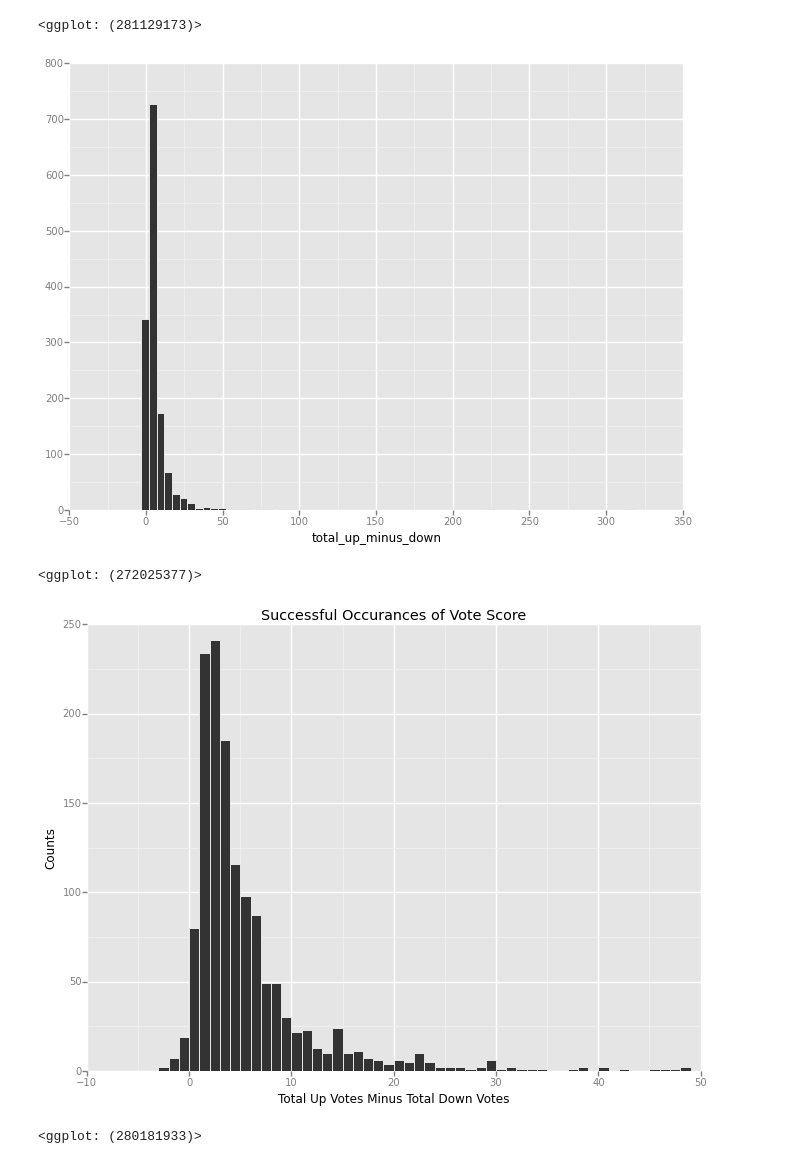
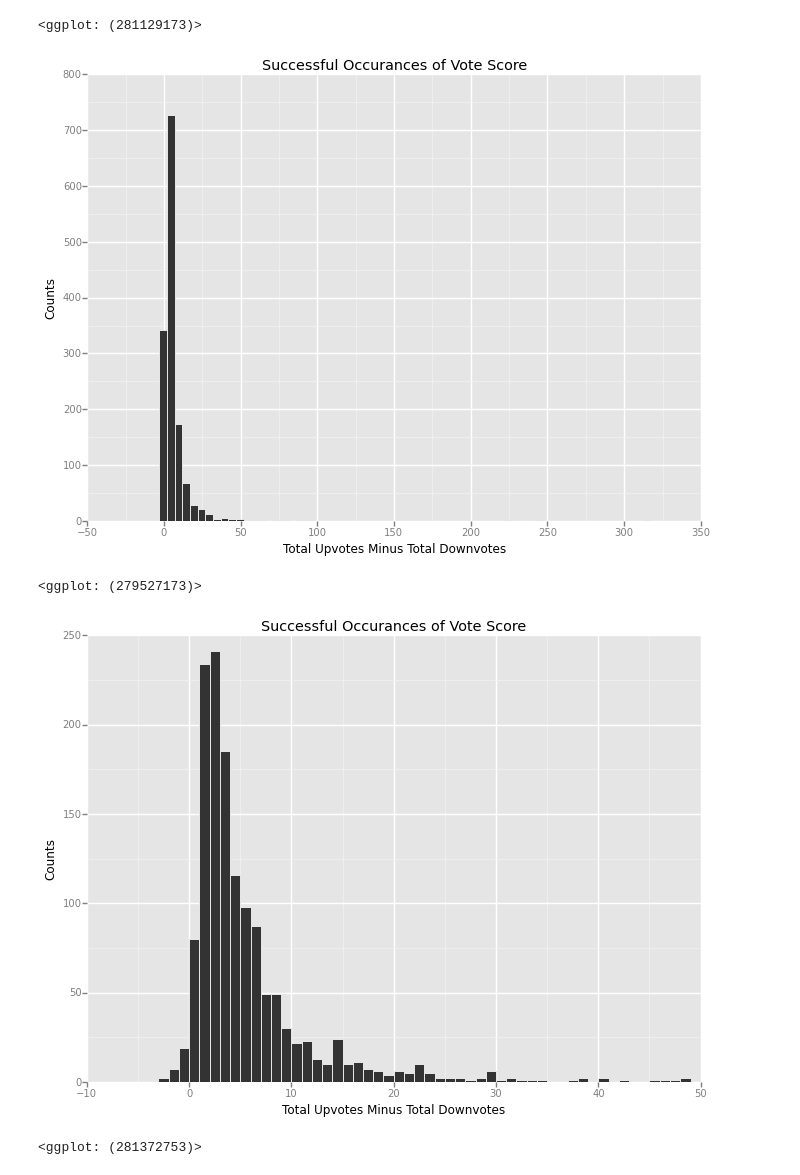
Before and after one commit to asbhat/data-science-class, a Jupyter notebook: data-processing-assignment/pizza_request_dataset/1.9 Data Processing - Presentation.ipynb, the cells around one changed output. Drawn from its saved outputs; the diff is of its cells as text; code cells hidden in the pictures.

Commit message:
including upvote and downvote graphs

```diff
--- a/data-processing-assignment/pizza_request_dataset/1.9 Data Processing - Presentation.ipynb
+++ b/data-processing-assignment/pizza_request_dataset/1.9 Data Processing - Presentation.ipynb
@@ -367,13 +367,13 @@ ggplot(pdVoteData[(pdVoteData['success']) & (pdVoteData['total_downvotes']<40) &
 [figure]
 <ggplot: (281129173)>
 # %%
-ggplot(pdVoteData[pdVoteData['success']], aes(x='total_up_minus_down')) + geom_histogram(binwidth=5)
+ggplot(pdVoteData[pdVoteData['success']], aes(x='total_up_minus_down')) + geom_histogram(binwidth=5) + xlab('Total Upvotes Minus Total Downvotes') + ylab('Counts') + ggtitle('Successful Occurances of Vote Score')
 # %% [output]
-[figure, old version]
+[figure, new version]
-<ggplot: (272025377)>
+<ggplot: (279527173)>
 # %%
-ggplot(pdVoteData[(pdVoteData['success']) & (pdVoteData['total_up_minus_down'] <= 50)], aes(x='total_up_minus_down')) + geom_histogram(binwidth=1) + xlab('Total Up Votes Minus Total Down Votes') + ylab('Counts') + ggtitle('Successful Occurances of Vote Score')
+ggplot(pdVoteData[(pdVoteData['success']) & (pdVoteData['total_up_minus_down'] <= 50)], aes(x='total_up_minus_down')) + geom_histogram(binwidth=1) + xlab('Total Upvotes Minus Total Downvotes') + ylab('Counts') + ggtitle('Successful Occurances of Vote Score')
 # %% [output]
 [figure]
-<ggplot: (280181933)>
+<ggplot: (281372753)>
 # %%
```
Also changed, not shown: parts of 1 cell of this notebook.
